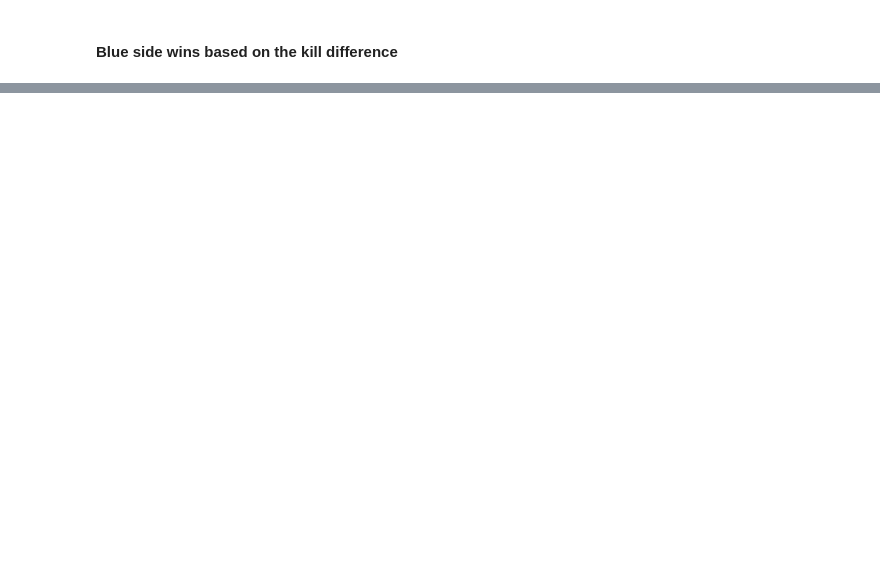
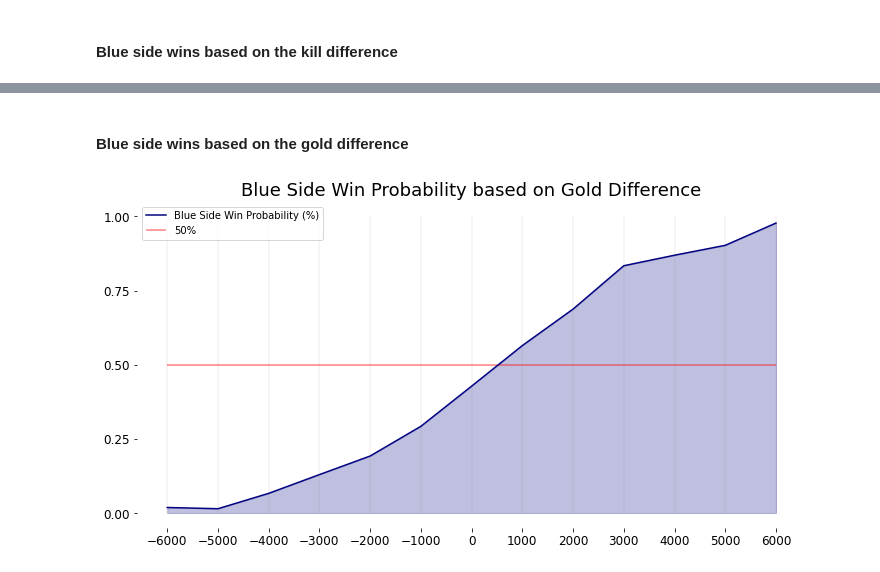
Before and after one commit to MatheusMAssis/League-Ranked-Analysis, a Jupyter notebook: visualization/statistical_analysis.ipynb, the cells around one changed output, grey strips where cells are left out. Saved outputs shown, nothing was run; the diff lists cells and outputs as text; code cells hidden in the pictures; blank space fills up the shorter version.

```diff
--- a/visualization/statistical_analysis.ipynb
+++ b/visualization/statistical_analysis.ipynb
@@ -168,0 +187,2 @@ plt.show()
+# %%
+dist_df2["goldDiff"] = dist_df2["blueTotalGold"] - dist_df2["redTotalGold"]
@@ -168,0 +201,28 @@ plt.show()
+# %% [markdown]
+#### Blue side wins based on the gold difference
+# %%
+list_dist_values = [dist_df2[(dist_df2["goldDiff"] < i + 1000) & (dist_df2["goldDiff"] > i)]["matchWinner"].value_counts()
+                                                                                            for i in range(-7000, 6000, 1000)]
+# %%
+dist_dict = {i*1000 - 6000: list_dist_values[i][1]/(list_dist_values[i][0] + list_dist_values[i][1]) for i in
+                                                                                              range(len(list_dist_values))}
+# %%
+dist_df_win_gold = pd.DataFrame(index = dist_dict.keys(), data = list(dist_dict.values()), columns=["value"])
+# %%
+fig, ax = plt.subplots(1, 1, figsize=(12, 6))
+plt.setp(ax, xticks=[i for i in range(-7000, 6001, 1000)], yticks=[i/100 for i in range(0, 101, 25)])
+
+ax.set_frame_on(False)
+ax.tick_params(axis='both', labelsize=12)
+
+ax.vlines(dist_df_win_gold.index, 0, 1, color="gray", alpha=0.1)
+ax.hlines([0.5], -6000, 6000, color="red", alpha=0.5, label="50%")
+ax.plot(dist_df_win_gold.index, dist_df_win_gold.values, color = "navy", label="Blue Side Win Probability (%)")
+ax.fill_between(dist_df_win_gold.index, 0, [i[0] for i in dist_df_win_gold.values], color="navy", alpha=0.25)
+
+plt.title("Blue Side Win Probability based on Gold Difference", fontsize=18)
+plt.legend()
+plt.savefig(figures_path + "blue_side_win_prob_gold_diff.png")
+plt.show()
+# %% [output]
+[figure, added]
```
Also changed, not shown: parts of 7 cells of this notebook, 2 other files.
